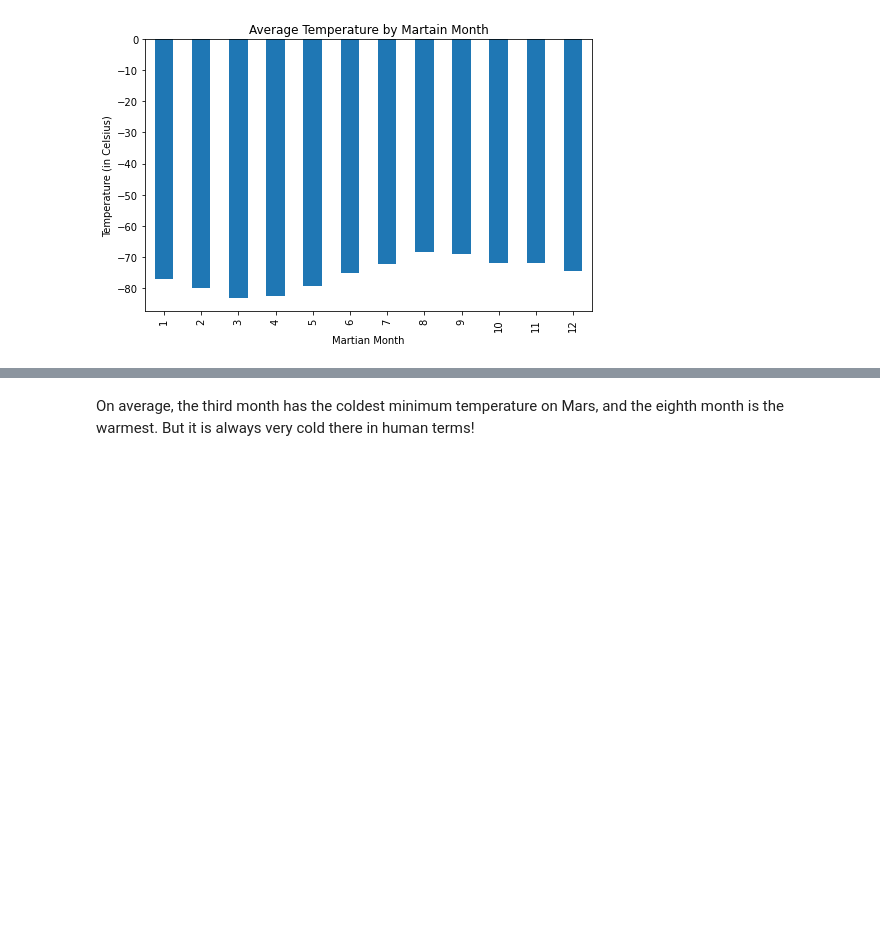
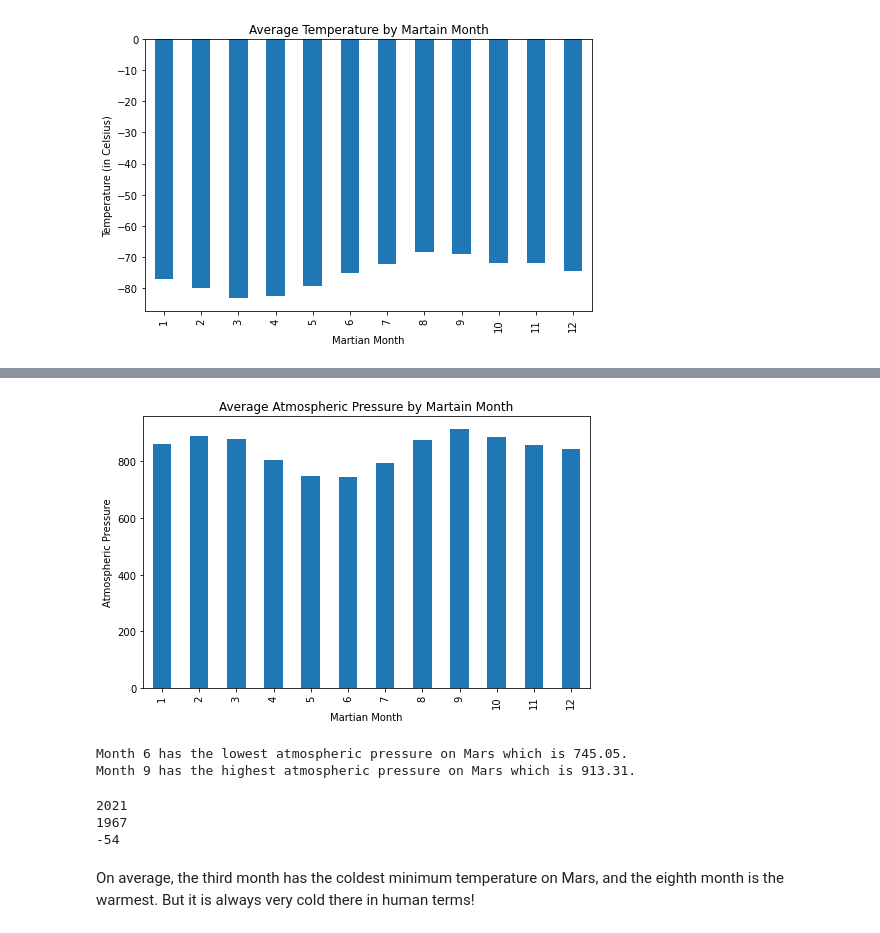
Before and after one commit to saraparveen26/WebScraping-Mars, a Jupyter notebook: Mars/part_2_mars_weather.ipynb, the cells around one changed output, grey strips where cells are left out. Drawn from its saved outputs; the diff is of its cells as text; code cells hidden in the pictures; blank space fills up the shorter version.

```diff
--- a/1_Mars_News/part_2_mars_weather.ipynb
+++ b/Mars/part_2_mars_weather.ipynb
@@ -246,2 +262,4 @@ plt.show()
 # %%
 # 4. Average pressure by Martian month
+avg_pressure = weather_df[['month', 'pressure']].groupby('month').mean()
+avg_pressure
@@ -250,5 +281,51 @@ plt.show()
+# %%
+# Plot the average pressure by month
+Fig2 = avg_pressure.plot(kind='bar', figsize=(8,5), legend=False)
+
+# Set axis labels and chart title
+plt.xlabel("Martian Month")
+plt.ylabel("Atmospheric Pressure")
+plt.title("Average Atmospheric Pressure by Martain Month")
+
+
+# Save the chart image
+plt.savefig('Output/Fig2.png')
+
+# Show the chart
+plt.show()
+# %% [output]
+[figure, added]
+# %%
+# Identify the months with the lowest and the highest atmospheric pressure on Mars
+
+# Identify the month with the lowest pressure
+lowest_pressure = avg_pressure['pressure'].min()
+lowest_pressure_month = avg_pressure[avg_pressure['pressure'] == lowest_pressure].index[0]
+
+# Identify the month with the highest pressure
+highest_pressure = avg_pressure['pressure'].max()
+highest_pressure_month = avg_pressure[avg_pressure['pressure'] == highest_pressure].index[0]
+
+# Print the coldest and hottest months and the respective temperatures
+print(f"Month {lowest_pressure_month} has the lowest atmospheric pressure on Mars which is {round((lowest_pressure),2)}.")
+print(f"Month {highest_pressure_month} has the highest atmospheric pressure on Mars which is {round((highest_pressure),2)}.")
+# %% [output]
+Month 6 has the lowest atmospheric pressure on Mars which is 745.05.
+Month 9 has the highest atmospheric pressure on Mars which is 913.31.
 # %%
 # 5. How many terrestrial (earth) days are there in a Martian year?
+total_earth_days = (weather_df['terrestrial_date'].max()-weather_df['terrestrial_date'].min()).days
+print(total_earth_days)
+
+total_martian_days = weather_df['sol'].max()-weather_df['sol'].min()
+print(total_martian_days)
+
+difference = total_martian_days-total_earth_days
+print(difference)
+# %% [output]
+2021
+1967
+-54
 # %% [markdown]
 On average, the third month has the coldest minimum temperature on Mars, and the eighth month is the warmest. But it is always very cold there in human terms!
 # %% [markdown]
```
Also changed, not shown: parts of 8 cells of this notebook, 3 other files.
